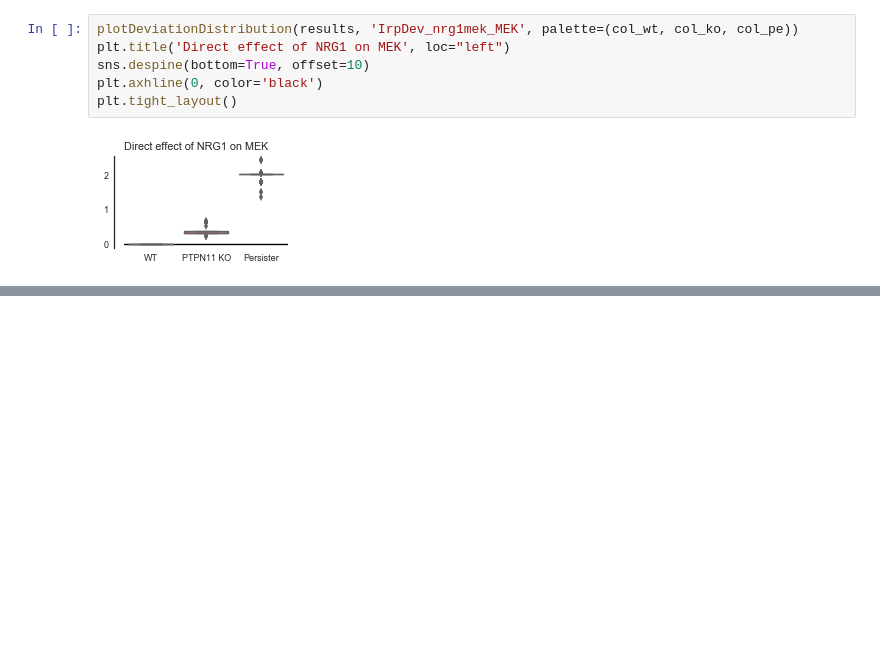
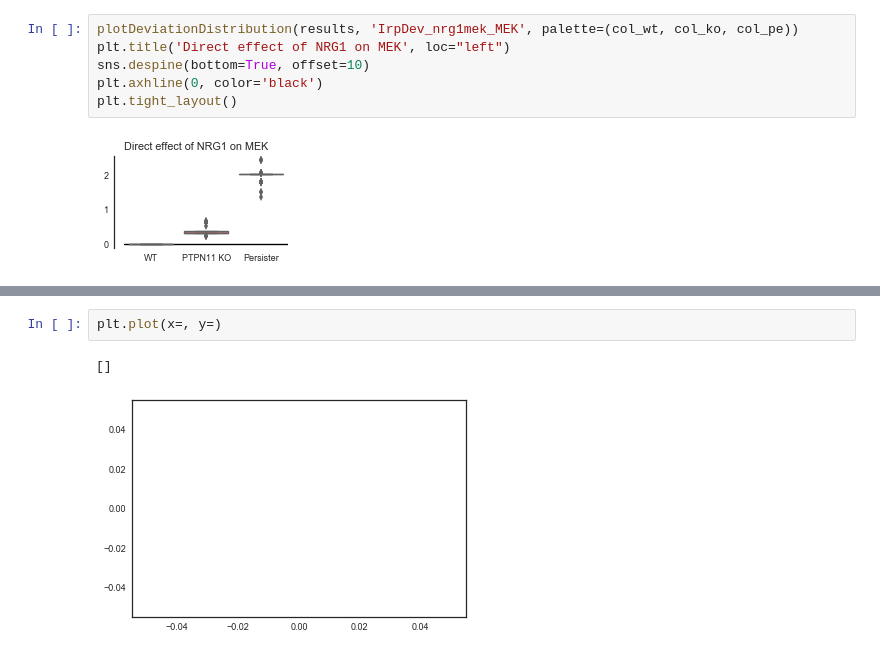
Before and after one commit to NKI-CCB/CNR-analyses, a Jupyter notebook: ptpn11ko-persisters/02-persisters-cnr.ipynb, the cells around one changed output, grey strips where cells are left out. Drawn from its saved outputs; the diff is of its cells as text; blank space fills up the shorter version.

```diff
--- a/ptpn11ko-persisters/02-persisters-cnr.ipynb
+++ b/ptpn11ko-persisters/02-persisters-cnr.ipynb
@@ -452,0 +548,5 @@ plt.tight_layout()
+# %%
+plt.plot(x=, y=)
+# %% [output]
+[]
+[figure, added]
```
Also changed, not shown: parts of 15 cells of this notebook, 43 other files.
